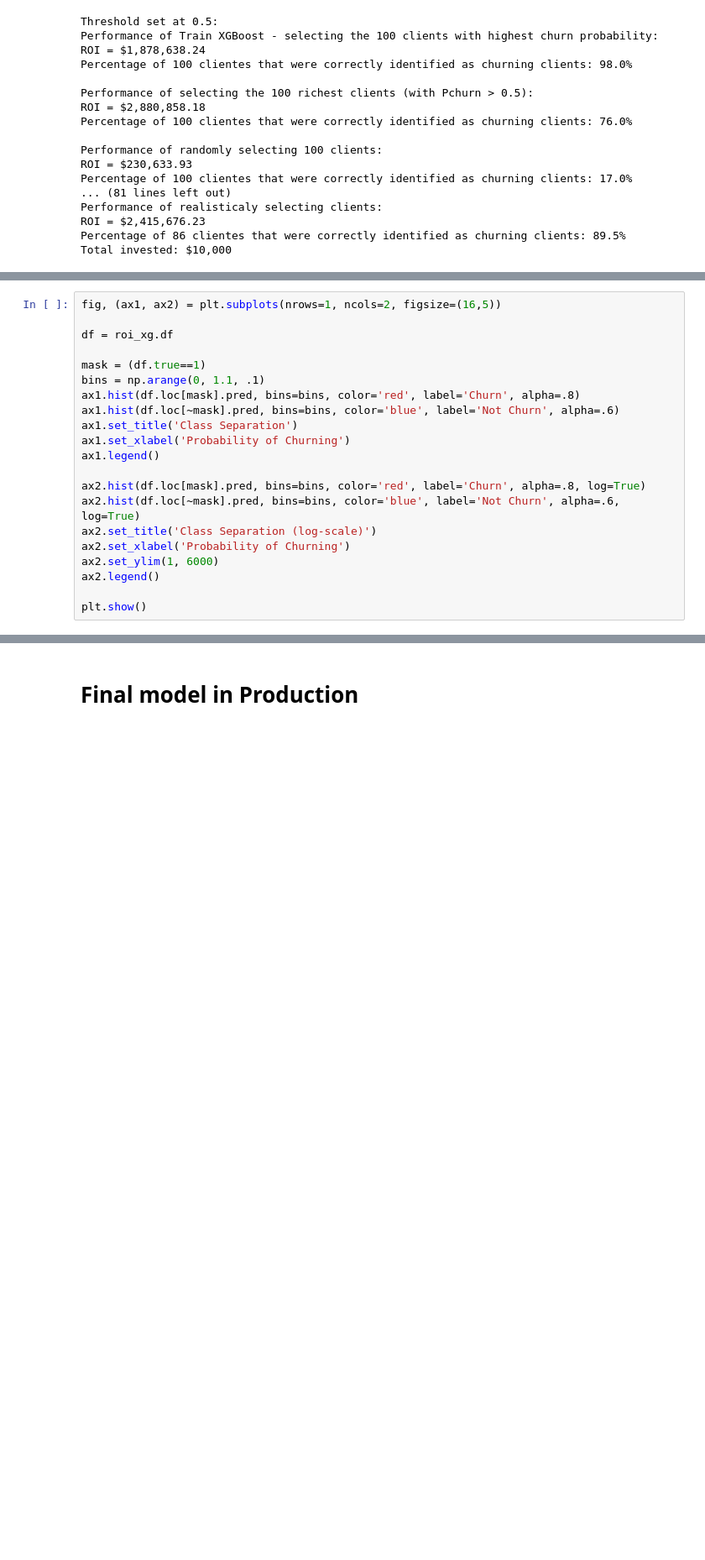
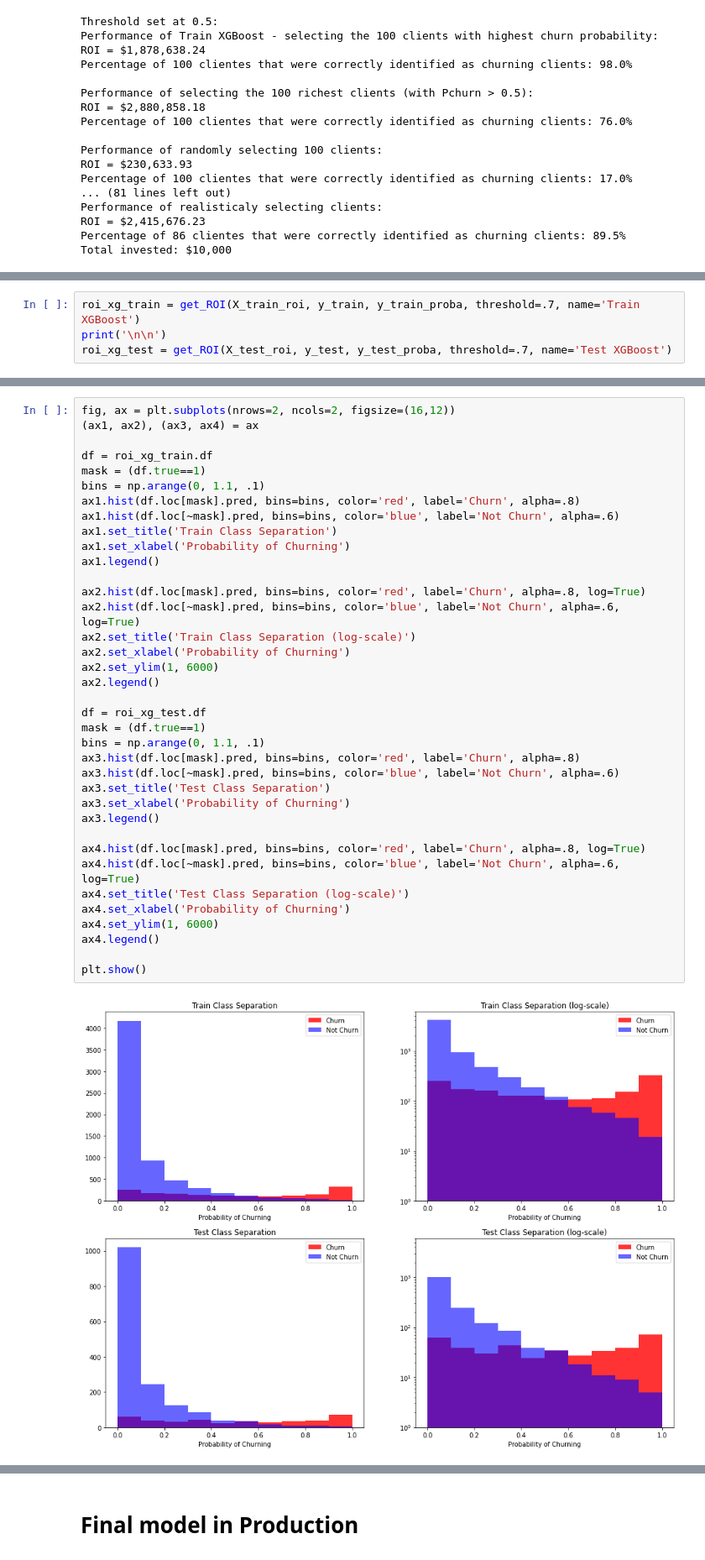
Before and after one commit to gcsantucci/churn_TopBank, a Jupyter notebook: churn_analysis.ipynb, the cells around one changed output, grey strips where cells are left out. Shown at 84% size. Saved outputs shown, nothing was run; the diff lists cells and outputs as text; blank space fills up the shorter version.

```diff
--- a/churn_analysis.ipynb
+++ b/churn_analysis.ipynb
@@ -1765,3 +1804,7 @@ Performance of realisticaly selecting clients:
 ROI = $1,030,465.82
 Percentage of 66 clientes that were correctly identified as churning clients: 92.4%
 Total invested: $10,000
+# %%
+roi_xg_train = get_ROI(X_train_roi, y_train, y_train_proba, threshold=.7, name='Train XGBoost')
+print('\n\n')
+roi_xg_test = get_ROI(X_test_roi, y_test, y_test_proba, threshold=.7, name='Test XGBoost')
@@ -1768,21 +1829,39 @@ Total invested: $10,000
 # %%
-fig, (ax1, ax2) = plt.subplots(nrows=1, ncols=2, figsize=(16,5))
+fig, ax = plt.subplots(nrows=2, ncols=2, figsize=(16,12))
+(ax1, ax2), (ax3, ax4) = ax
 
-df = roi_xg.df
-
+df = roi_xg_train.df
 mask = (df.true==1)
 bins = np.arange(0, 1.1, .1)
 ax1.hist(df.loc[mask].pred, bins=bins, color='red', label='Churn', alpha=.8)
 ax1.hist(df.loc[~mask].pred, bins=bins, color='blue', label='Not Churn', alpha=.6)
-ax1.set_title('Class Separation')
+ax1.set_title('Train Class Separation')
 ax1.set_xlabel('Probability of Churning')
 ax1.legend()
 
 ax2.hist(df.loc[mask].pred, bins=bins, color='red', label='Churn', alpha=.8, log=True)
 ax2.hist(df.loc[~mask].pred, bins=bins, color='blue', label='Not Churn', alpha=.6, log=True)
-ax2.set_title('Class Separation (log-scale)')
+ax2.set_title('Train Class Separation (log-scale)')
 ax2.set_xlabel('Probability of Churning')
 ax2.set_ylim(1, 6000)
 ax2.legend()
 
+df = roi_xg_test.df
+mask = (df.true==1)
+bins = np.arange(0, 1.1, .1)
+ax3.hist(df.loc[mask].pred, bins=bins, color='red', label='Churn', alpha=.8)
+ax3.hist(df.loc[~mask].pred, bins=bins, color='blue', label='Not Churn', alpha=.6)
+ax3.set_title('Test Class Separation')
+ax3.set_xlabel('Probability of Churning')
+ax3.legend()
+
+ax4.hist(df.loc[mask].pred, bins=bins, color='red', label='Churn', alpha=.8, log=True)
+ax4.hist(df.loc[~mask].pred, bins=bins, color='blue', label='Not Churn', alpha=.6, log=True)
+ax4.set_title('Test Class Separation (log-scale)')
+ax4.set_xlabel('Probability of Churning')
+ax4.set_ylim(1, 6000)
+ax4.legend()
+
 plt.show()
+# %% [output]
+[figure, added]
```
Also changed, not shown: parts of 34 cells of this notebook, 1 other file.
